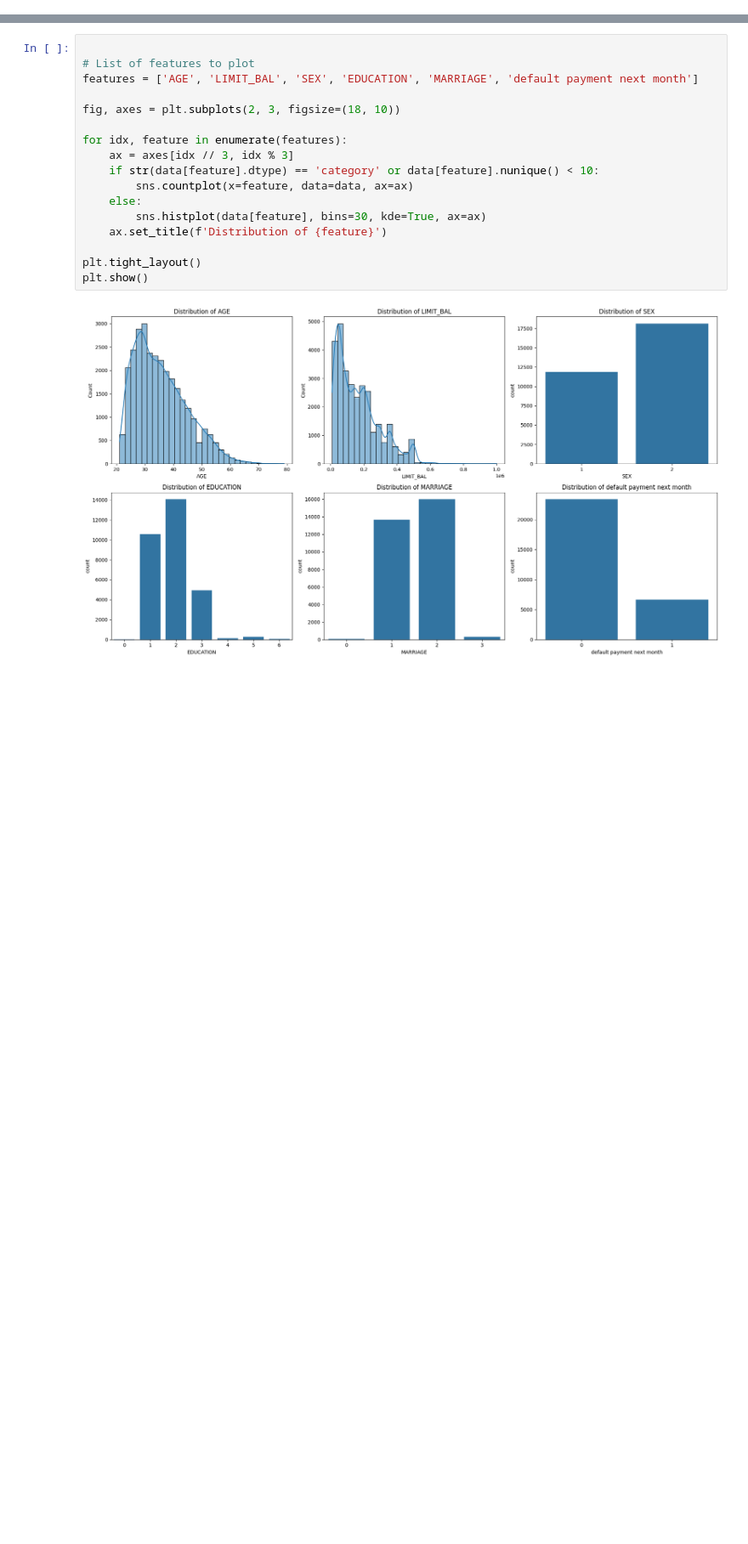
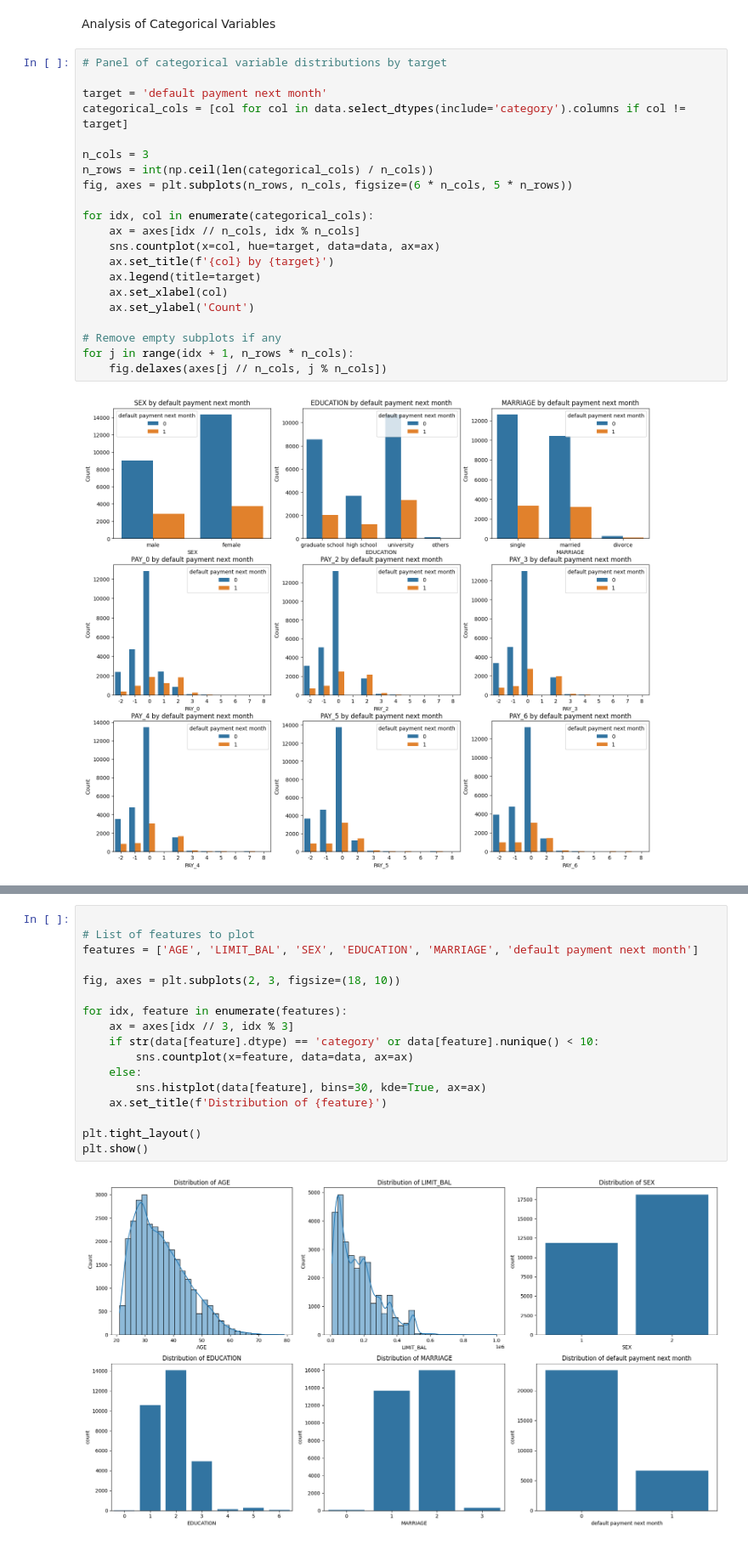
Before and after one commit to Roque97/DS-Project---Predicting-Default-of-Credit-Card-Clients-Taiwan-2005, a Jupyter notebook: notebooks/eda.ipynb, the cells around one changed output, grey strips where cells are left out. Shown at 85% size. Cells and saved outputs as stored; diff of their text form; blank space fills up the shorter version.

Commit message:
Categorical eda done

```diff
--- a/notebooks/eda.ipynb
+++ b/notebooks/eda.ipynb
@@ -73 +94,26 @@ default payment next month        2
 dtype: int64
+# %% [markdown]
+Analysis of Categorical Variables
+# %%
+# Panel of categorical variable distributions by target
+
+target = 'default payment next month'
+categorical_cols = [col for col in data.select_dtypes(include='category').columns if col != target]
+
+n_cols = 3
+n_rows = int(np.ceil(len(categorical_cols) / n_cols))
+fig, axes = plt.subplots(n_rows, n_cols, figsize=(6 * n_cols, 5 * n_rows))
+
+for idx, col in enumerate(categorical_cols):
+    ax = axes[idx // n_cols, idx % n_cols]
+    sns.countplot(x=col, hue=target, data=data, ax=ax)
+    ax.set_title(f'{col} by {target}')
+    ax.legend(title=target)
+    ax.set_xlabel(col)
+    ax.set_ylabel('Count')
+
+# Remove empty subplots if any
+for j in range(idx + 1, n_rows * n_cols):
+    fig.delaxes(axes[j // n_cols, j % n_cols])
+# %% [output]
+[figure, added]
```
Also changed, not shown: parts of 5 cells of this notebook, 4 other files.
